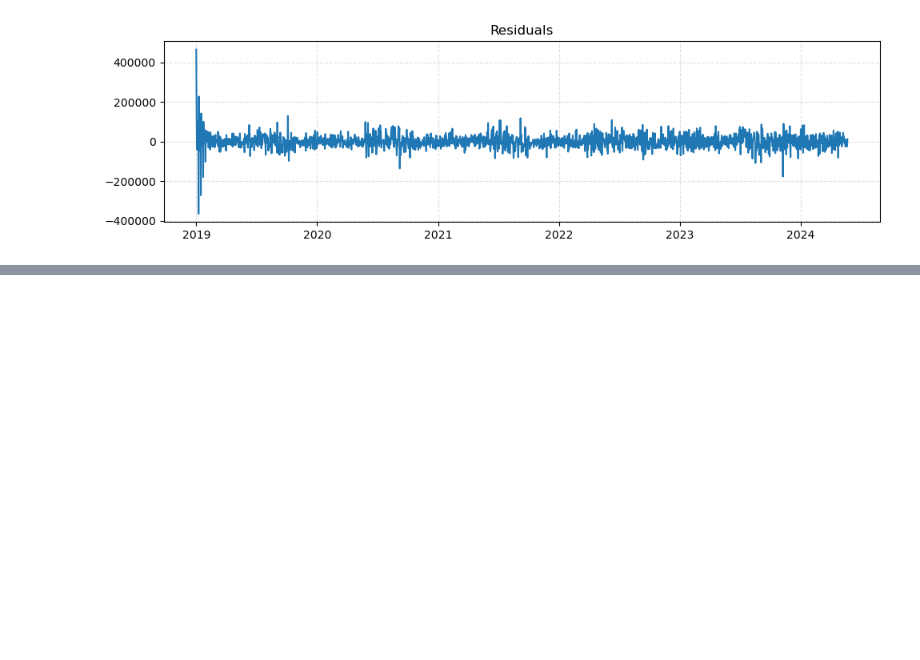
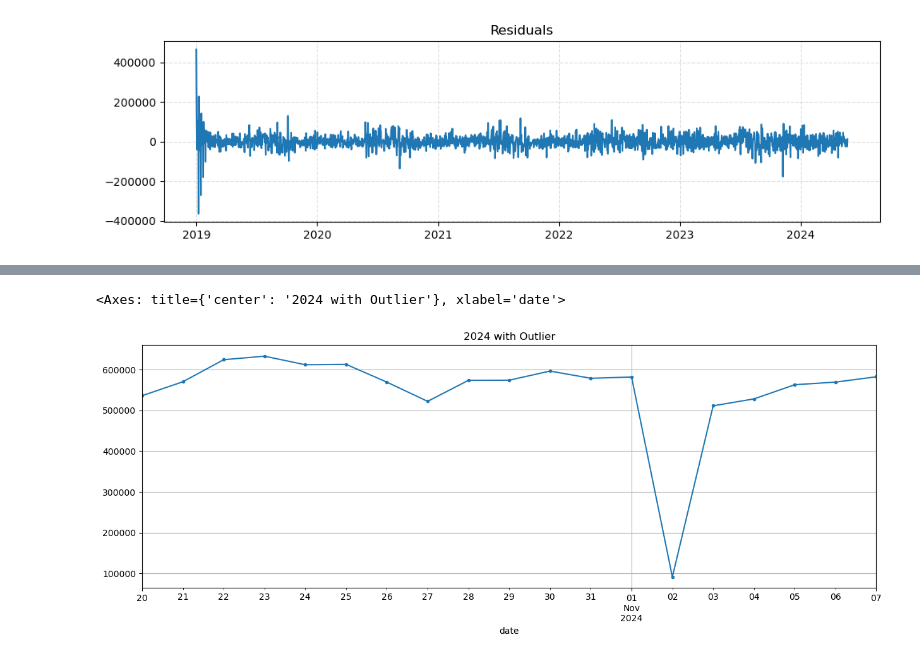
Before and after one commit to Jibu24/Energy_Demand_Forecasting, a Jupyter notebook: Notebooks/EDA.ipynb, the cells around one changed output, grey strips where cells are left out. Drawn from its saved outputs; the diff is of its cells as text; code cells hidden in the pictures; blank space fills up the shorter version.

```diff
--- a/Notebooks/EDA.ipynb
+++ b/Notebooks/EDA.ipynb
@@ -608,0 +644,6 @@ Validation  MAE: 105,921.872   RMSE: 139,913.109
+# %%
+# Visualize the week of the outlier
+df_merged['total_value'].loc['2024-10-20':'2024-11-07'].plot(figsize=(15,5), grid=True, marker=".", title='2024 with Outlier')
+# %% [output]
+<Axes: title={'center': '2024 with Outlier'}, xlabel='date'>
+[figure, added]
```
Also changed, not shown: parts of 22 cells of this notebook.
